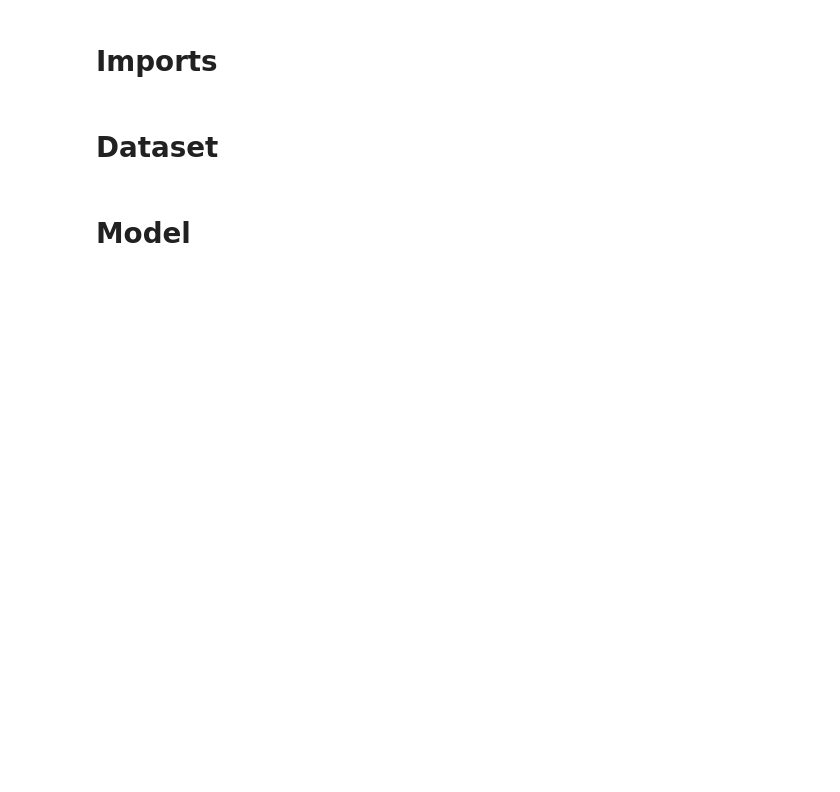
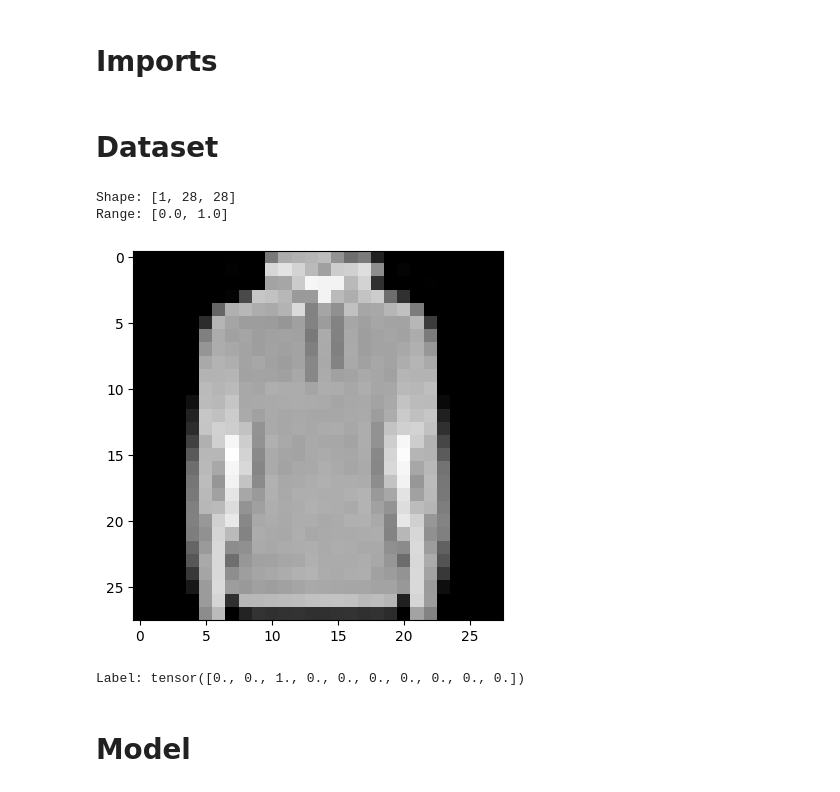
Before and after one commit to alessandro1802/machine-learning-theory, a Jupyter notebook: main.ipynb, the cells around one changed output. Saved outputs shown, nothing was run; the diff lists cells and outputs as text; code cells hidden in the pictures; blank space fills up the shorter version.

Commit message:
added model architecture visualization, display of number of params and a data example

```diff
--- a/main.ipynb
+++ b/main.ipynb
@@ -36,8 +40,25 @@ test_data = datasets.FashionMNIST(
     target_transform=transforms.Lambda(lambda y: torch.zeros(10, dtype=torch.float).scatter_(0, torch.tensor(y), value=1))
 )
 # %%
-train_dataloader = DataLoader(training_data, batch_size=64, shuffle=True)
-test_dataloader = DataLoader(test_data, batch_size=64, shuffle=True)
+BATCH_SIZE = 64
+train_dataloader = DataLoader(training_data, batch_size=BATCH_SIZE, shuffle=True)
+test_dataloader = DataLoader(test_data, batch_size=BATCH_SIZE, shuffle=True)
+# %%
+example_images, example_labels = next(iter(train_dataloader))
+idx = 0
+img = example_images[idx]
+
+print(f"Shape: {list(img.shape)}")
+print(f"Range: [{np.amin(img.numpy())}, {np.amax(img.numpy())}]")
+plt.imshow(img.permute(1,2,0), cmap='gray')
+plt.show()
+
+print(f"Label: {example_labels[idx]}")
+# %% [output]
+Shape: [1, 28, 28]
+Range: [0.0, 1.0]
+[figure, added]
+Label: tensor([0., 0., 1., 0., 0., 0., 0., 0., 0., 0.])
 # %% [markdown]
 # Model
 # %%
```
Also changed, not shown: parts of 2 cells of this notebook, 2 other files.
